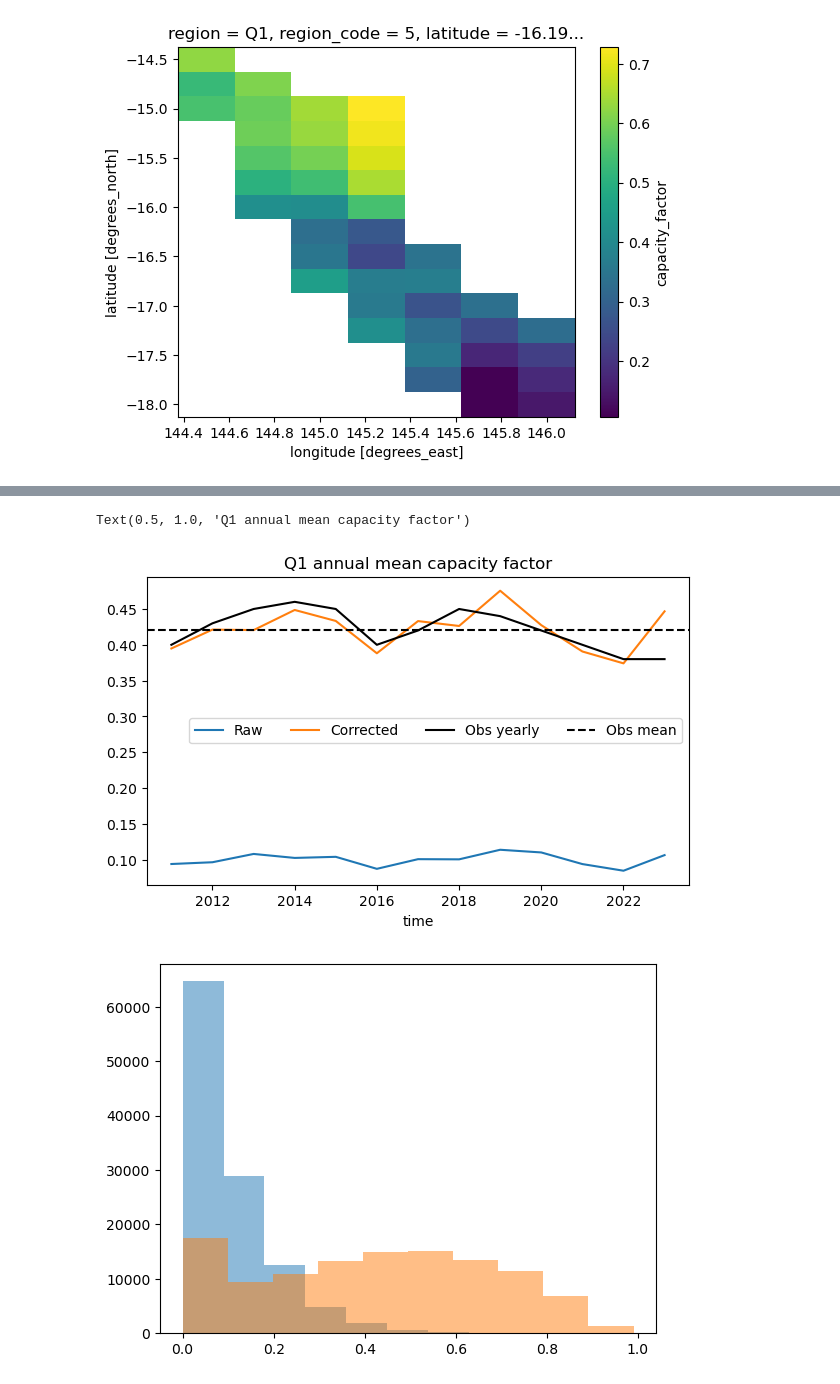
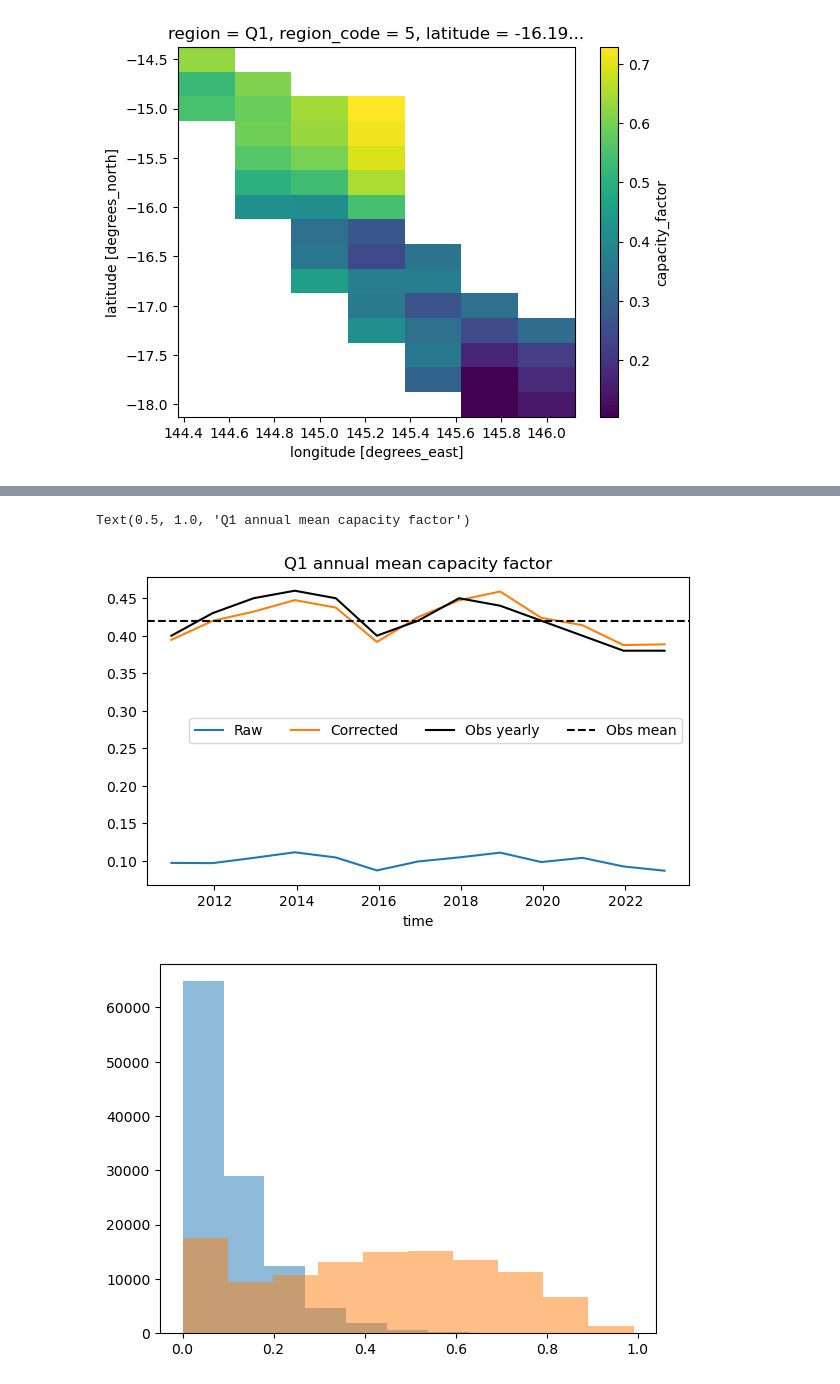
Before and after one commit to dougrichardson/power_models, a Jupyter notebook: X2_cf_REZ_bias_correct.ipynb, the cells around one changed output, grey strips where cells are left out. Cells and saved outputs as stored; diff of their text form; code cells hidden in the pictures.

Commit message:
Ran power with bias-corrected capacity factors

```diff
--- a/X2_cf_REZ_bias_correct.ipynb
+++ b/X2_cf_REZ_bias_correct.ipynb
@@ -133,0 +128,2 @@ cf_r.nbytes / 1024 ** 3
+# %%
+cf_r = cf_r.sel(time=slice(str(years[0])+"-07", str(years[-1])+"-06"))
@@ -235,5 +265,3 @@ def logit_bias_correct(x_model_da, c, eps=1e-6):
         coords=x_model_da.coords,
         attrs=x_model_da.attrs
     )
-# %%
-c = find_logit_correction(cf_r, obs_mean)
@@ -294,22 +288,31 @@ def crossval_bias_correct_leave_one_year_out(x_model, mu_obs_series, eps=1e-6):
     corrected_years = []
 
     for year in mu_obs_series.index:
-        # Get modelled data for this year
-        x_model_year = x_model.sel(time=x_model['time.year'] == year)
+        # Get financial year dates
+        cv_dates = pd.date_range(str(year - 1) + "-07-01", str(year) + "-06-30", freq="h")
 
-        # Get modelled data for other years
-        x_model_other = x_model.sel(time=x_model['time.year'] != year)
+        # Mask for year of interest and other years
+        cv_year = x_model.time.isin(cv_dates)
+        other_years = ~x_model.time.isin(cv_dates)
+
+        # Keep relevant dates
+        x_model_year = x_model.where(cv_year, drop=True)
+        x_model_other = x_model.where(other_years, drop=True)
+
+#         # Get modelled data for this year
+#         x_model_year = x_model.sel(time=x_model['time.year'] == year)
+
+# #         # Get modelled data for other years
+# #         x_model_other = x_model.sel(time=x_model['time.year'] != year)
 
         # Use the precomputed mean for all years except this one
         mu_obs = mu_obs_series.loc[year]
 
         # Find bias between observed and modelled calibration years
         c = find_logit_correction(x_model_other, mu_obs)
-        # print(c)
 
         # Apply bias correction to this year
         x_corrected_year = logit_bias_correct(x_model_year, c, eps=eps)
-        # x_corrected_year = logit_bias_correct_dataarray(x_model_year, mu_obs, eps=eps)
 
         corrected_years.append(x_corrected_year)
 
@@ -366,20 +384,28 @@ Coordinates:
+# %%
+def FY_mean(da):
+    """
+    Get mean of each financial year
+
+    da: array with 'time' dimension, starting in June, ending in July
+    """
+    return da.resample(time="1MS").mean().coarsen(time=12).mean()
 # %%
 fig, ax = plt.subplots(figsize=(7,4))
 
-cf_r.mean(["lat", "lon"]).resample(time="1YS").mean().plot(label="Raw")
+FY_mean(cf_r.mean(["lat", "lon"])).plot(label="Raw")
 
-_c = cf_r_bc.mean(["lat", "lon"]).resample(time="1YS").mean()
+_c = FY_mean(cf_r_bc.mean(["lat", "lon"]))
 _c.plot(label="Corrected")
 
 xr.DataArray(isp_cfs["wind_medium"].loc[r].copy().drop("Avg", axis=0).values, dims=_c.dims, coords=_c.coords).plot(label="Obs yearly", c="k")
 
 ax.axhline(isp_cfs["wind_medium"].loc[r].copy()["Avg"], c="k", ls="--", label="Obs mean")
 
 ax.legend(ncols=4)
 ax.set_title("Q1 annual mean capacity factor")
 # %% [output]
 Text(0.5, 1.0, 'Q1 annual mean capacity factor')
-[figure, old version]
+[figure, new version]
 # %%
 _ = plt.hist(cf_r.mean(["lat", "lon"]), alpha=0.5)
 _ = plt.hist(cf_r_bc.mean(["lat", "lon"]), alpha=0.5)
```
Also changed, not shown: parts of 19 cells of this notebook, 1 other file.
